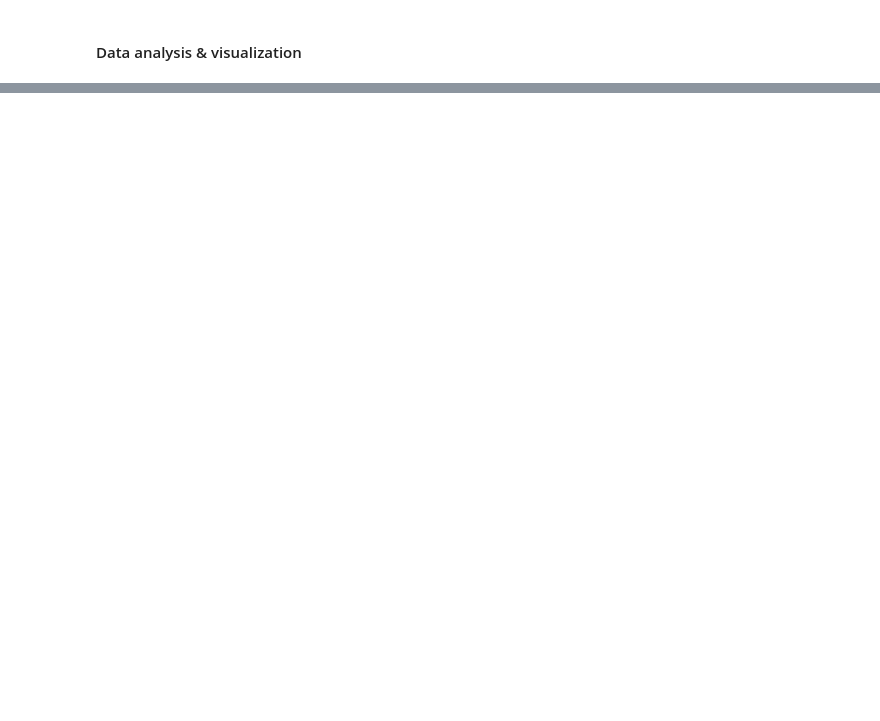
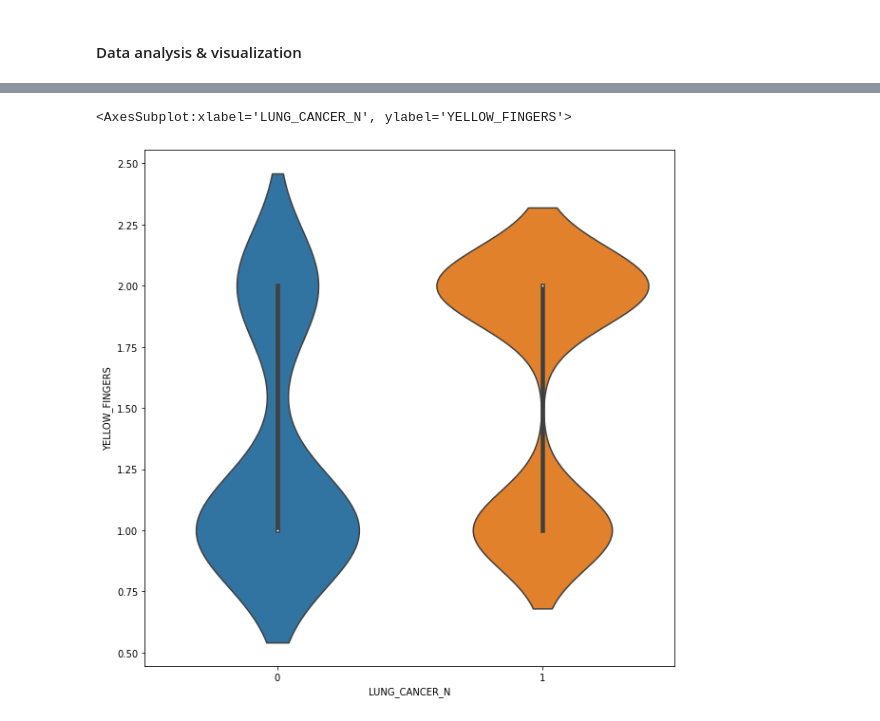
Before and after one commit to jayasith/ML_Assignment2_IT19070704_IT19079264_IT19076362_IT19041926, a Jupyter notebook: lung-cancer-prediction-random-forest.ipynb, the cells around one changed output, grey strips where cells are left out. Saved outputs shown, nothing was run; the diff lists cells and outputs as text; code cells hidden in the pictures; blank space fills up the shorter version.

```diff
--- a/lung-cancer-prediction-random-forest.ipynb
+++ b/lung-cancer-prediction-random-forest.ipynb
@@ -59,4 +125,8 @@ plt.show()
 # %%
+# Visualizing lung cancer posibility with yellow fingers parameter
 plt.figure(figsize=(10,10))
-sbn.violinplot(x='LUNG_CANCER_N', y='SMOKING', data=updated_data_set)
+sbn.violinplot(x='LUNG_CANCER_N', y='YELLOW_FINGERS', data=updated_data_set)
+# %% [output]
+<AxesSubplot:xlabel='LUNG_CANCER_N', ylabel='YELLOW_FINGERS'>
+[figure, added]
 # %%
```
Also changed, not shown: parts of 16 cells of this notebook.
